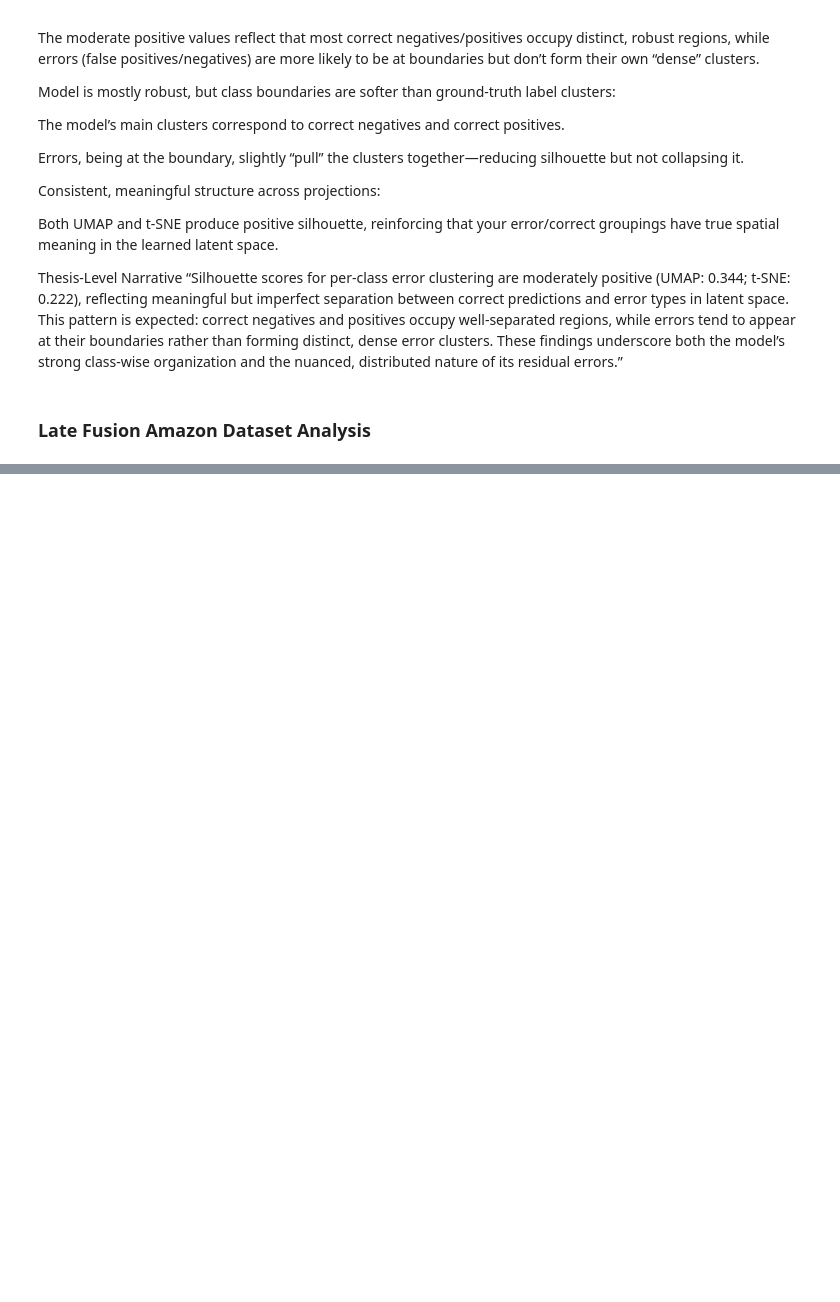
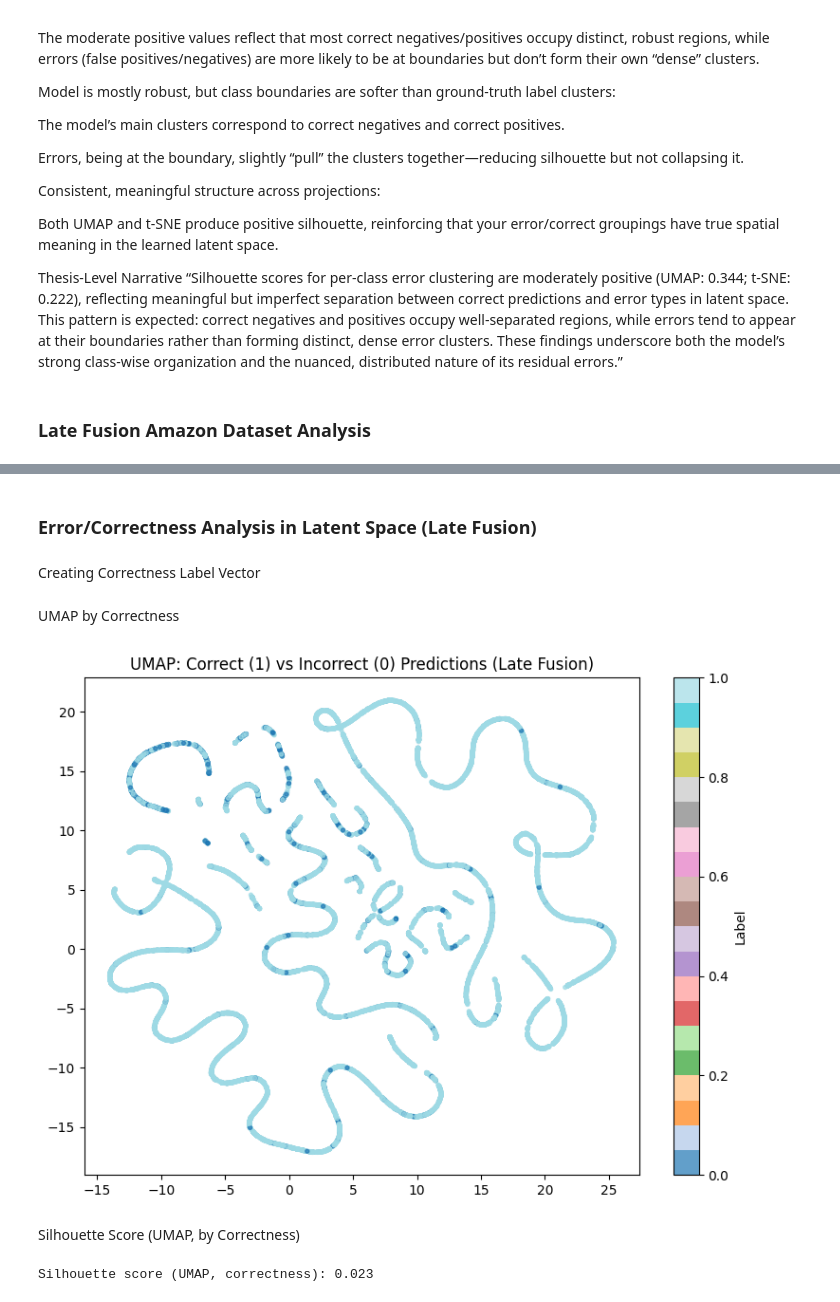
Before and after one commit to PM-0125/COmparative_Study_of_Multimodal_Represenations, a Jupyter notebook: notebooks/01_exploratory_amazon.ipynb, the cells around one changed output, grey strips where cells are left out. Drawn from its saved outputs; the diff is of its cells as text; code cells hidden in the pictures; blank space fills up the shorter version.

```diff
--- a/notebooks/01_exploratory_amazon.ipynb
+++ b/notebooks/01_exploratory_amazon.ipynb
@@ -652,0 +970,19 @@ Thesis-Level Narrative
+# %% [markdown]
+### Error/Correctness Analysis in Latent Space (Late Fusion)
+# %% [markdown]
+Creating Correctness Label Vector
+# %%
+is_correct_late = (y_pred == y_true).astype(int)  # 1 = correct, 0 = incorrect
+# %% [markdown]
+UMAP by Correctness
+# %%
+plot_umap(umap_emb_late, labels=is_correct_late, title="UMAP: Correct (1) vs Incorrect (0) Predictions (Late Fusion)")
+# %% [output]
+[figure, added]
+# %% [markdown]
+Silhouette Score (UMAP, by Correctness)
+# %%
+sil_score_late_umap_correct = compute_silhouette(umap_emb_late, is_correct_late)
+print(f"Silhouette score (UMAP, correctness): {sil_score_late_umap_correct:.3f}")
+# %% [output]
+Silhouette score (UMAP, correctness): 0.023
```
Also changed, not shown: parts of 27 cells of this notebook.
